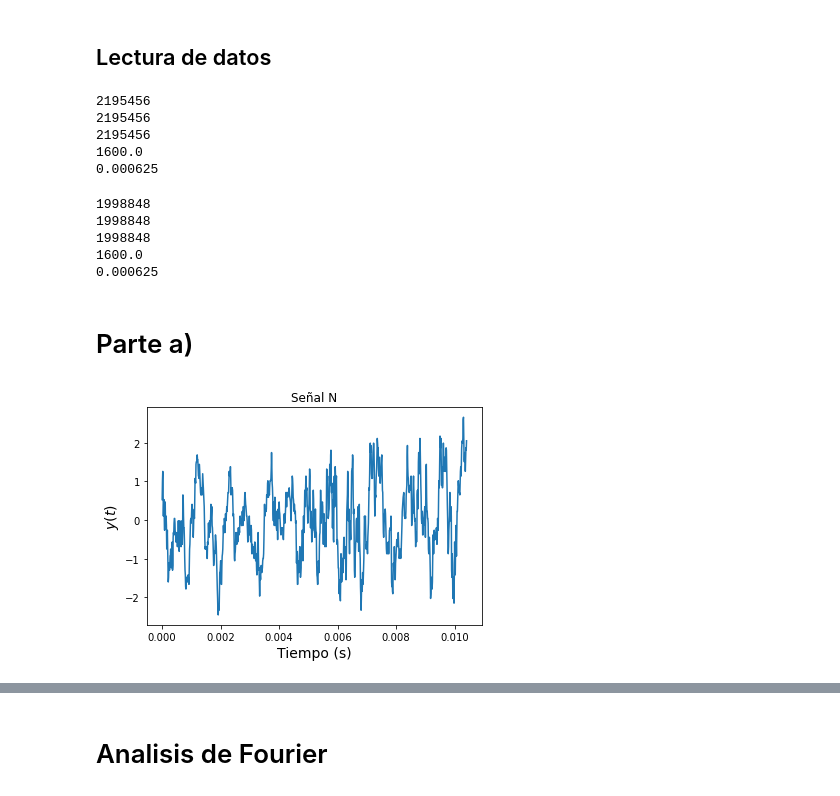
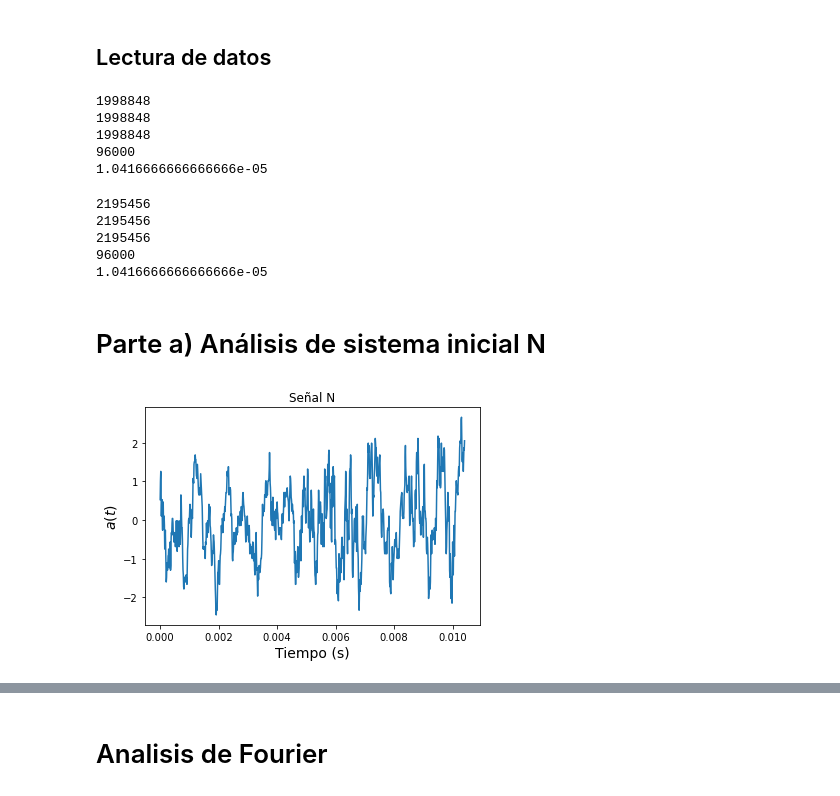
Before and after one commit to JLCdata/Procesamiento-de-se-ales-y-aprendizaje-de-maquinas-en-mantenimiento-predictivo, a Jupyter notebook: tarea1/T1.ipynb, the cells around one changed output, grey strips where cells are left out. Cells and saved outputs as stored; diff of their text form; code cells hidden in the pictures.

```diff
--- a/tarea1/T1.ipynb
+++ b/tarea1/T1.ipynb
@@ -22,11 +23,29 @@ import math
 DatosD=sio.loadmat('DatosD.mat')
 DatosN=sio.loadmat('DatosN.mat')
+# %%
+# Señal N
+XN=list(DatosN["x"][:,0])
+Nt=list(DatosN["t"][0])
+NN = len(XN)  # Número de datos
+FsN=DatosN["Fs"][0][0]  # Frecuencia de muestreo
+dtN = 1/FsN # Espaciado
+print(len(XN))
+print(len(Nt))
+print(NN)
+print(FsN)
+print(dtN)
+# %% [output]
+1998848
+1998848
+1998848
+96000
+1.0416666666666666e-05
 # %%
 # Señal D
 XD=list(DatosD["x"][:,0])
 Dt=list(DatosD["t"][0])
 ND = len(XD)  # Número de datos
-FsD=DatosD["Fs"][0][0]/60  # Frecuencia de muestreo
+FsD=DatosD["Fs"][0][0]  # Frecuencia de muestreo
 dtD = 1/FsD # Espaciado
 print(len(XD))
 print(len(Dt))
@@ -37,25 +56,7 @@ print(dtD)
 2195456
 2195456
 2195456
-1600.0
-0.000625
+96000
+1.0416666666666666e-05
-# %%
-# Señal N
-XN=list(DatosN["x"][:,0])
-Nt=list(DatosN["t"][0])
-NN = len(XN)  # Número de datos
-FsN=DatosN["Fs"][0][0]/60  # Frecuencia de muestreo
-dtN = 1/FsN # Espaciado
-print(len(XN))
-print(len(Nt))
-print(NN)
-print(FsN)
-print(dtN)
-# %% [output]
-1998848
-1998848
-1998848
-1600.0
-0.000625
 # %%
 # velocidad de rotores hz
@@ -64,11 +65,11 @@ nN=1060/60
 # %% [markdown]
-# Parte a)
+# Parte a) Análisis de sistema inicial N
 # %%
-#graficar respuesta temporal N
+#grafica respuesta temporal N
 plt.plot(Nt[0:1000], XN[0:1000])
 plt.xlabel('Tiempo (s)', fontsize=14)
-plt.ylabel('$y(t)$', fontsize=14)
+plt.ylabel('$a(t)$', fontsize=14)
 plt.title('Señal N')
 plt.show()
 # %% [output]
-[figure, old version]
+[figure, new version]
```
Also changed, not shown: parts of 24 cells of this notebook.
